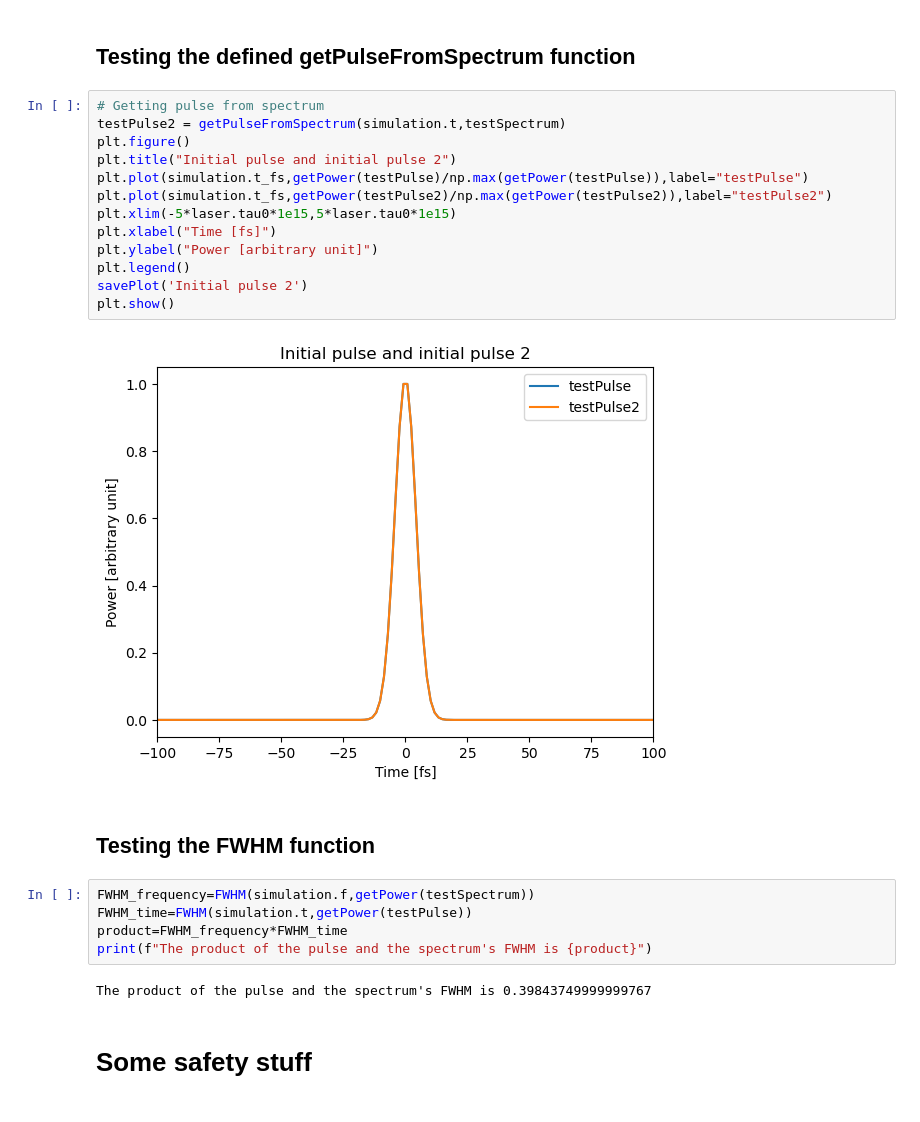
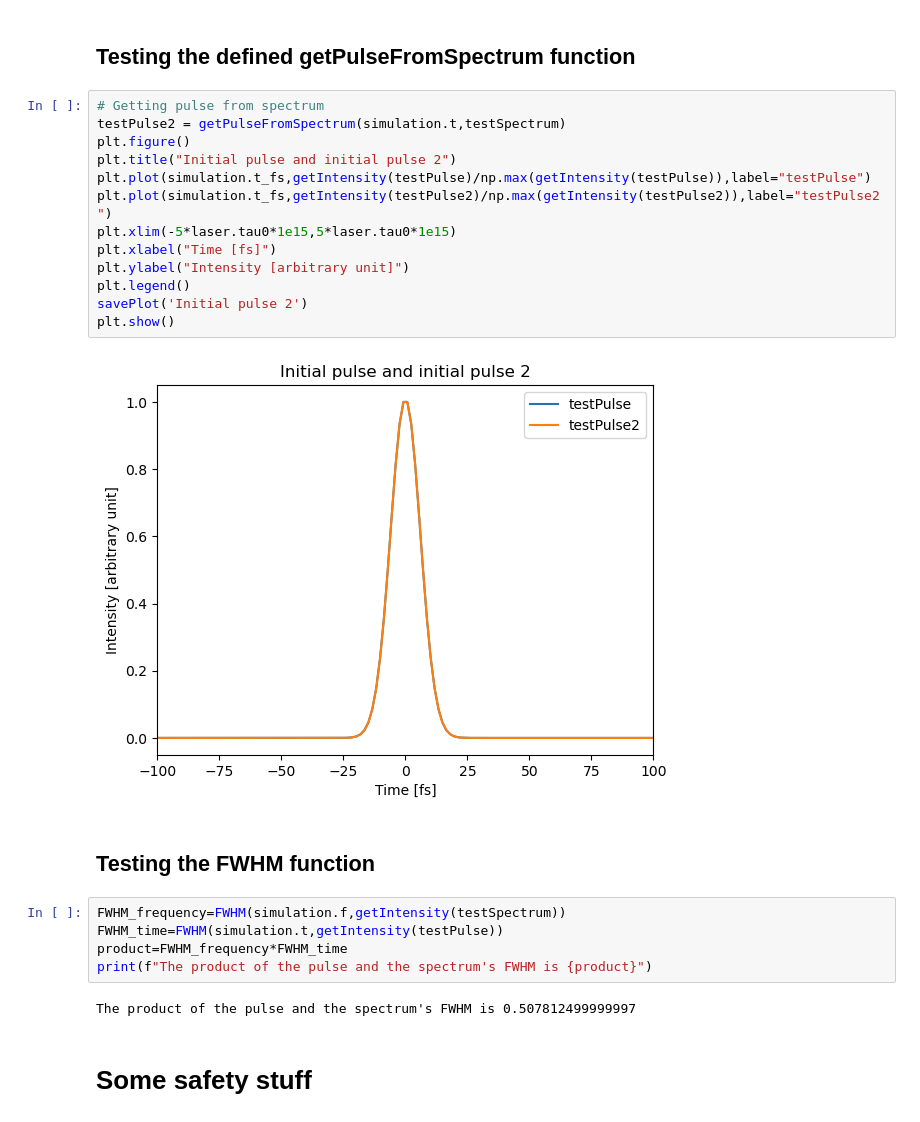
Before and after one commit to physx-is-fun/GNLSE, a Jupyter notebook: notebook.ipynb, the cells around one changed output. Drawn from its saved outputs; the diff is of its cells as text.

```diff
--- a/notebook.ipynb
+++ b/notebook.ipynb
@@ -96,27 +96,27 @@ plt.show()
 # %%
 # Getting pulse from spectrum
 testPulse2 = getPulseFromSpectrum(simulation.t,testSpectrum)
 plt.figure()
 plt.title("Initial pulse and initial pulse 2")
-plt.plot(simulation.t_fs,getPower(testPulse)/np.max(getPower(testPulse)),label="testPulse")
-plt.plot(simulation.t_fs,getPower(testPulse2)/np.max(getPower(testPulse2)),label="testPulse2")
+plt.plot(simulation.t_fs,getIntensity(testPulse)/np.max(getIntensity(testPulse)),label="testPulse")
+plt.plot(simulation.t_fs,getIntensity(testPulse2)/np.max(getIntensity(testPulse2)),label="testPulse2")
 plt.xlim(-5*laser.tau0*1e15,5*laser.tau0*1e15)
 plt.xlabel("Time [fs]")
-plt.ylabel("Power [arbitrary unit]")
+plt.ylabel("Intensity [arbitrary unit]")
 plt.legend()
 savePlot('Initial pulse 2')
 plt.show()
 # %% [output]
-[figure, old version]
+[figure, new version]
 # %% [markdown]
 ## Testing the FWHM function
 # %%
-FWHM_frequency=FWHM(simulation.f,getPower(testSpectrum))
-FWHM_time=FWHM(simulation.t,getPower(testPulse))
+FWHM_frequency=FWHM(simulation.f,getIntensity(testSpectrum))
+FWHM_time=FWHM(simulation.t,getIntensity(testPulse))
 product=FWHM_frequency*FWHM_time
 print(f"The product of the pulse and the spectrum's FWHM is {product}")
 # %% [output]
-The product of the pulse and the spectrum's FWHM is 0.39843749999999767
+The product of the pulse and the spectrum's FWHM is 0.507812499999997
 # %% [markdown]
 # Some safety stuff
 # %%
```
Also changed, not shown: parts of 5 cells of this notebook, 15 other files.
